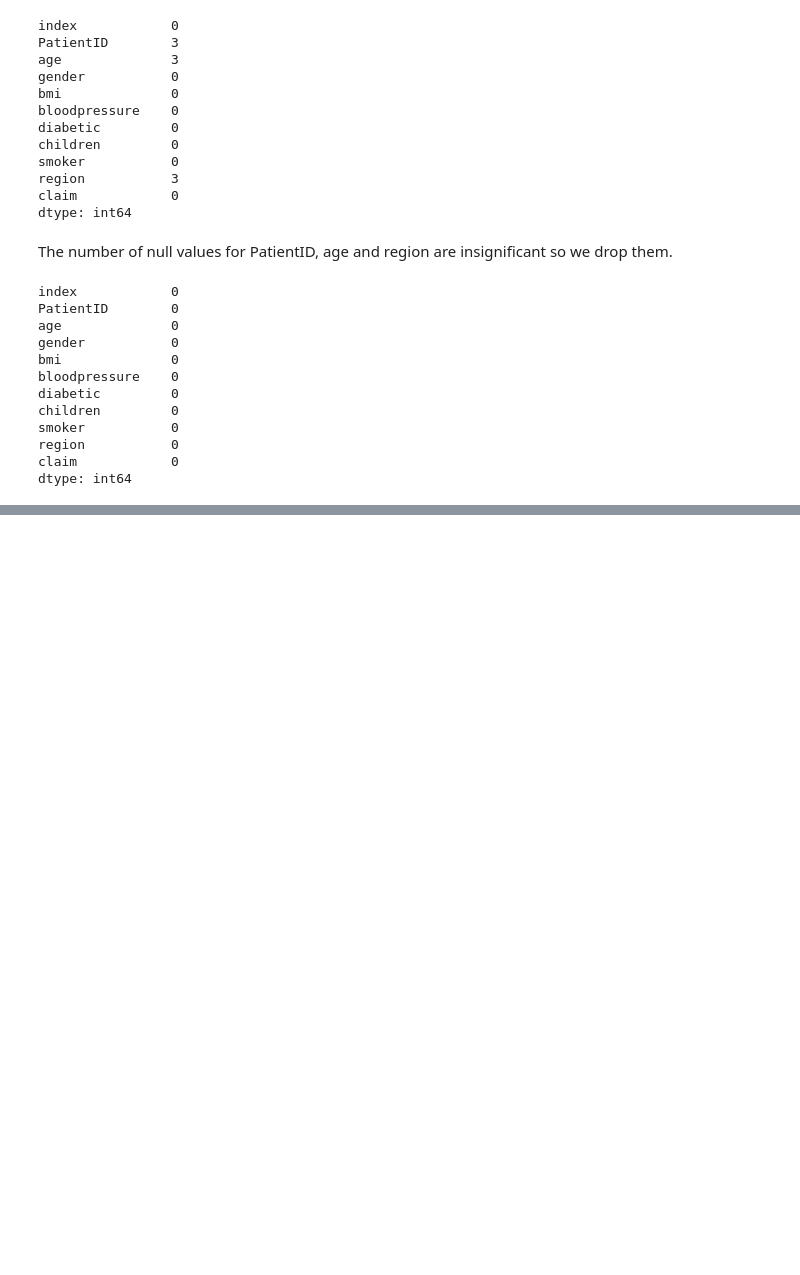
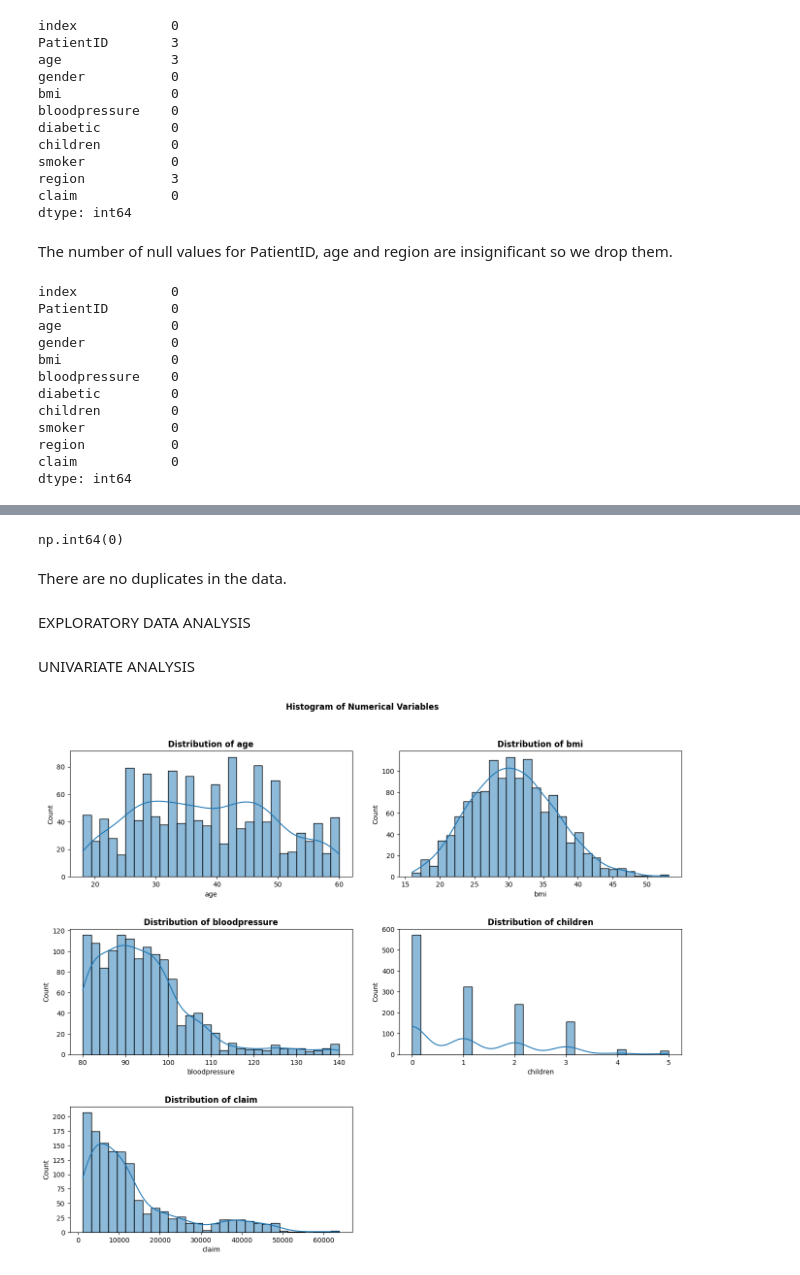
Before and after one commit to btokoli/Insurance-Claims-Prediction-Model, a Jupyter notebook: insurance_claims.ipynb, the cells around one changed output, grey strips where cells are left out. Drawn from its saved outputs; the diff is of its cells as text; code cells hidden in the pictures; blank space fills up the shorter version.

```diff
--- a/insurance_claims.ipynb
+++ b/insurance_claims.ipynb
@@ -99,0 +111,36 @@ data.describe().T
+# %%
+#Checking for duplicates
+data.duplicated().sum()
+# %% [output]
+np.int64(0)
+# %% [markdown]
+There are no duplicates in the data.
+# %%
+#Dropping irrelevant columns like PatientID and index
+data1= data.copy(deep=True)
+data1.drop(['PatientID', 'index'], axis=1, inplace=True)
+# %%
+#Grouping into categorical and numerical data
+
+numerical_cols= data1.select_dtypes(include=[np.number]).columns
+categorical_cols= data1.select_dtypes(exclude=[np.number]).columns
+
+numerical_data= data1[numerical_cols]
+categorical_data= data1[categorical_cols]
+# %% [markdown]
+EXPLORATORY DATA ANALYSIS
+# %% [markdown]
+UNIVARIATE ANALYSIS
+# %%
+#Distribution plot of numerical variables
+
+plt.figure(figsize=(14,12))
+plt.suptitle("Histogram of Numerical Variables", fontweight='bold')
+
+for i, col in enumerate(numerical_data):
+    plt.subplot(3,2, i+1)
+    sns.histplot(numerical_data[col], kde=True, bins=30)
+    plt.title(f"Distribution of {col}", fontweight='bold')
+    plt.tight_layout(pad=3)
+# %% [output]
+[figure, added]
```
Also changed, not shown: parts of 9 cells of this notebook.
